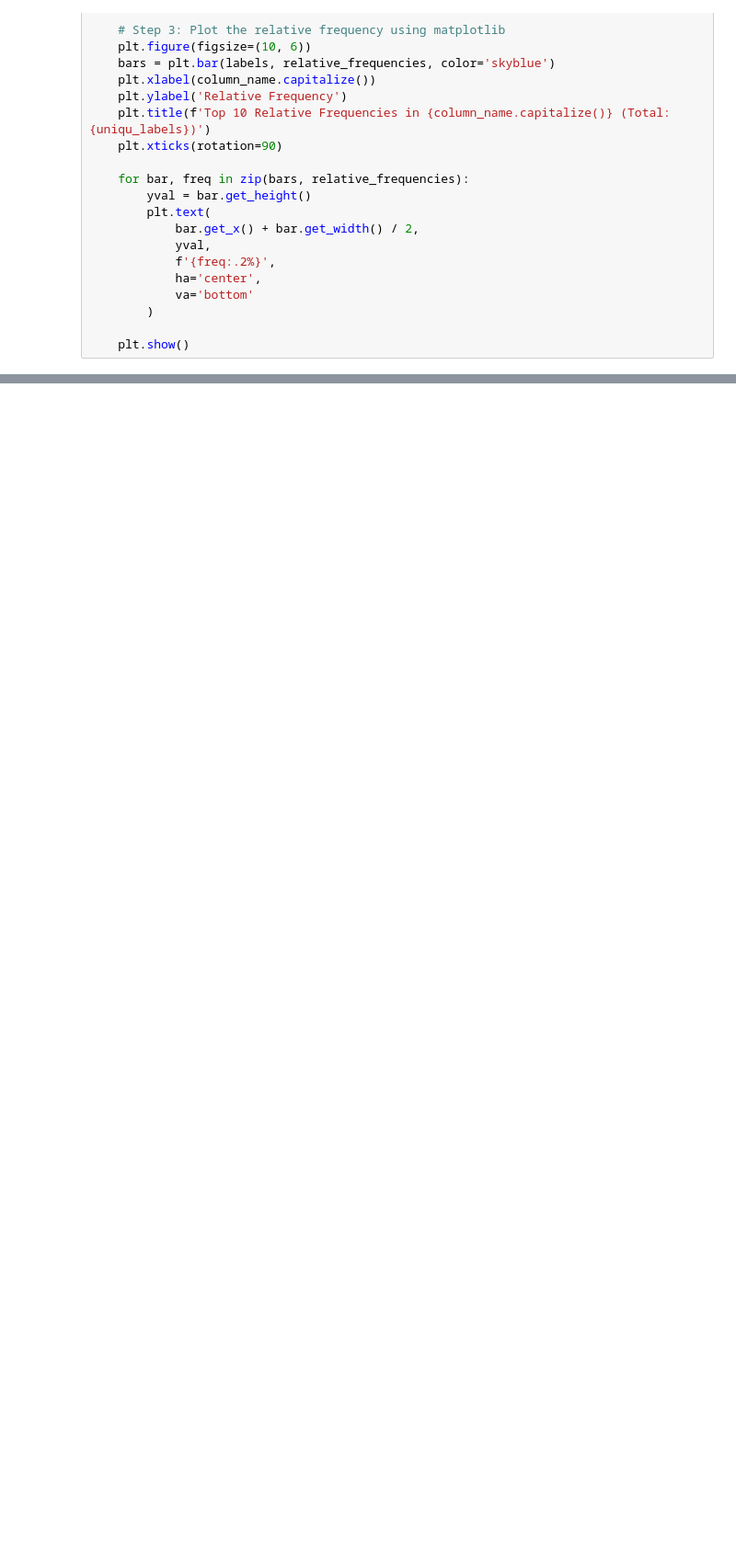
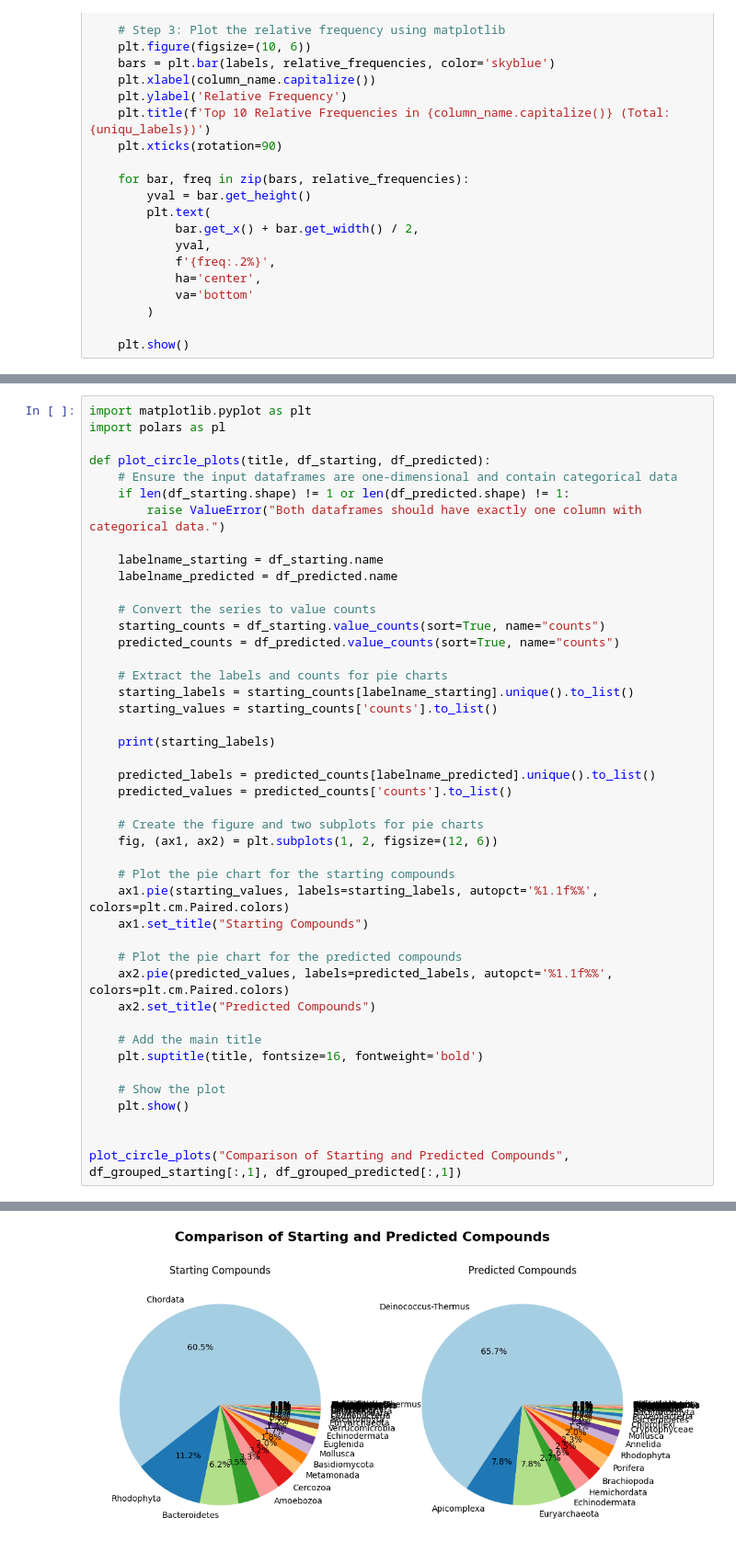
Before and after one commit to pamrein/expanded-naturalproduct-chemspace, a Jupyter notebook: expanded_naturalproduct_chemspace/05_LOTUS_MINES_taxonomy_search.ipynb, the cells around one changed output, grey strips where cells are left out. Shown at 92% size. Drawn from its saved outputs; the diff is of its cells as text; blank space fills up the shorter version.

```diff
--- a/expanded_naturalproduct_chemspace/05_LOTUS_MINES_taxonomy_search.ipynb
+++ b/expanded_naturalproduct_chemspace/05_LOTUS_MINES_taxonomy_search.ipynb
@@ -607,0 +545,45 @@ SchemaError: invalid series dtype: expected `FixedSizeList`, got `list[str]`
+# %%
+import matplotlib.pyplot as plt
+import polars as pl
+
+def plot_circle_plots(title, df_starting, df_predicted):
+    # Ensure the input dataframes are one-dimensional and contain categorical data
+    if len(df_starting.shape) != 1 or len(df_predicted.shape) != 1:
+        raise ValueError("Both dataframes should have exactly one column with categorical data.")
+
+    labelname_starting = df_starting.name
+    labelname_predicted = df_predicted.name
+
+    # Convert the series to value counts
+    starting_counts = df_starting.value_counts(sort=True, name="counts")
+    predicted_counts = df_predicted.value_counts(sort=True, name="counts")
+
+    # Extract the labels and counts for pie charts
+    starting_labels = starting_counts[labelname_starting].unique().to_list()
+    starting_values = starting_counts['counts'].to_list()
+
+    print(starting_labels)
+
+    predicted_labels = predicted_counts[labelname_predicted].unique().to_list()
+    predicted_values = predicted_counts['counts'].to_list()
+
+    # Create the figure and two subplots for pie charts
+    fig, (ax1, ax2) = plt.subplots(1, 2, figsize=(12, 6))
+
+    # Plot the pie chart for the starting compounds
+    ax1.pie(starting_values, labels=starting_labels, autopct='%1.1f%%', colors=plt.cm.Paired.colors)
+    ax1.set_title("Starting Compounds")
+
+    # Plot the pie chart for the predicted compounds
+    ax2.pie(predicted_values, labels=predicted_labels, autopct='%1.1f%%', colors=plt.cm.Paired.colors)
+    ax2.set_title("Predicted Compounds")
+
+    # Add the main title
+    plt.suptitle(title, fontsize=16, fontweight='bold')
+
+    # Show the plot
+    plt.show()
+
+
+plot_circle_plots("Comparison of Starting and Predicted Compounds", df_grouped_starting[:,1], df_grouped_predicted[:,1])
+# %% [output]
@@ -607,0 +591 @@ SchemaError: invalid series dtype: expected `FixedSizeList`, got `list[str]`
+[figure, added]
```
Also changed, not shown: parts of 8 cells of this notebook, 1 other file.
